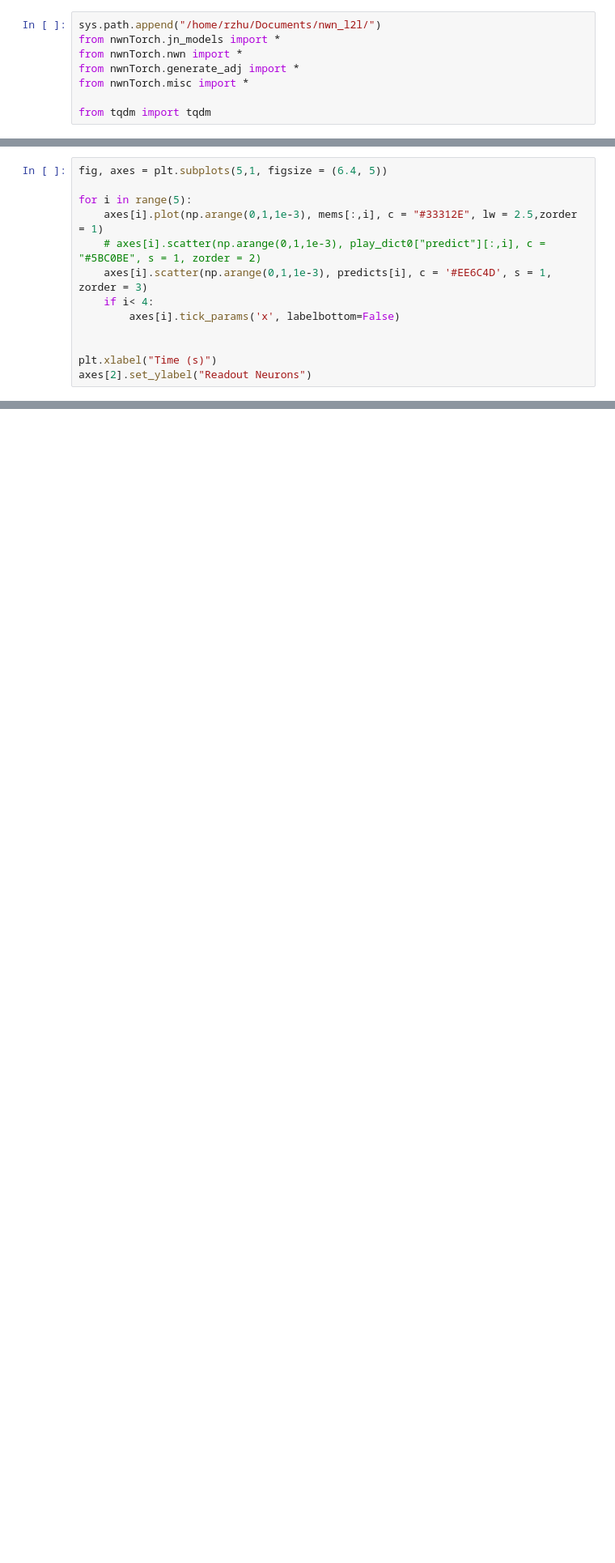
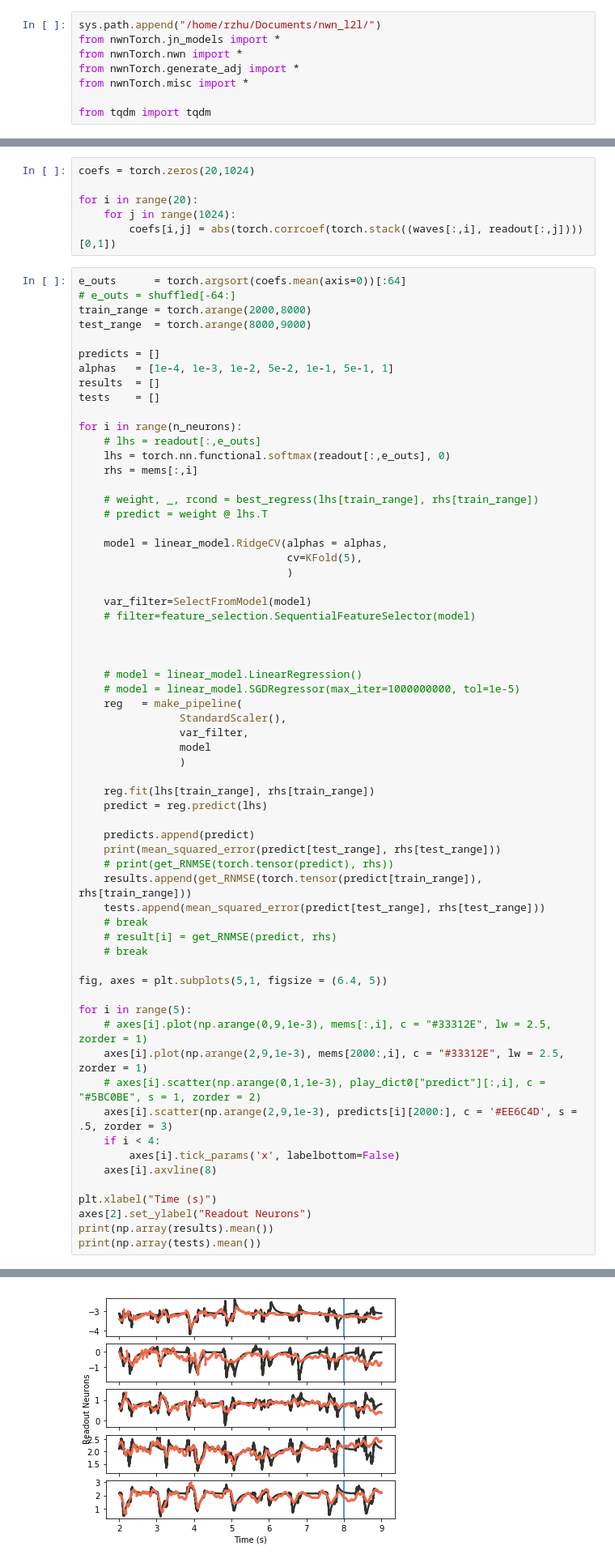
Before and after one commit to rzhu40/nwn_l2l, a Jupyter notebook: playground/snn_inc_test.ipynb, the cells around one changed output, grey strips where cells are left out. Shown at 81% size. Drawn from its saved outputs; the diff is of its cells as text; blank space fills up the shorter version.

```diff
--- a/playground/snn_inc_test.ipynb
+++ b/playground/snn_inc_test.ipynb
@@ -143,13 +115,0 @@ for i in range(n_neurons):
-# %%
-fig, axes = plt.subplots(5,1, figsize = (6.4, 5))
-
-for i in range(5):
-    axes[i].plot(np.arange(0,1,1e-3), mems[:,i], c = "#33312E", lw = 2.5,zorder = 1)
-    # axes[i].scatter(np.arange(0,1,1e-3), play_dict0["predict"][:,i], c = "#5BC0BE", s = 1, zorder = 2)
-    axes[i].scatter(np.arange(0,1,1e-3), predicts[i], c = '#EE6C4D', s = 1, zorder = 3)
-    if i< 4:
-        axes[i].tick_params('x', labelbottom=False)
-
-
-plt.xlabel("Time (s)")
-axes[2].set_ylabel("Readout Neurons")
@@ -158,0 +116,70 @@ Text(0, 0.5, 'Readout Neurons')
+# %%
+coefs = torch.zeros(20,1024)
+
+for i in range(20):
+    for j in range(1024):
+        coefs[i,j] = abs(torch.corrcoef(torch.stack((waves[:,i], readout[:,j])))[0,1])
+# %%
+e_outs      = torch.argsort(coefs.mean(axis=0))[:64]
+# e_outs = shuffled[-64:]
+train_range = torch.arange(2000,8000)
+test_range  = torch.arange(8000,9000)
+
+predicts = []
+alphas   = [1e-4, 1e-3, 1e-2, 5e-2, 1e-1, 5e-1, 1]
+results  = []
+tests    = []
+
+for i in range(n_neurons):
+    # lhs = readout[:,e_outs]
+    lhs = torch.nn.functional.softmax(readout[:,e_outs], 0)
+    rhs = mems[:,i]
+
+    # weight, _, rcond = best_regress(lhs[train_range], rhs[train_range])
+    # predict = weight @ lhs.T
+
+    model = linear_model.RidgeCV(alphas = alphas,
+                                 cv=KFold(5),
+                                 )
+
+    var_filter=SelectFromModel(model)
+    # filter=feature_selection.SequentialFeatureSelector(model)
+
+
+
+    # model = linear_model.LinearRegression()
+    # model = linear_model.SGDRegressor(max_iter=1000000000, tol=1e-5)
+    reg   = make_pipeline(
+                StandardScaler(),
+                var_filter,
+                model
+                )
+
+    reg.fit(lhs[train_range], rhs[train_range])
+    predict = reg.predict(lhs)
+
+    predicts.append(predict)
+    print(mean_squared_error(predict[test_range], rhs[test_range]))
+    # print(get_RNMSE(torch.tensor(predict), rhs))
+    results.append(get_RNMSE(torch.tensor(predict[train_range]), rhs[train_range]))
+    tests.append(mean_squared_error(predict[test_range], rhs[test_range]))
+    # break
+    # result[i] = get_RNMSE(predict, rhs)
+    # break
+
+fig, axes = plt.subplots(5,1, figsize = (6.4, 5))
+
+for i in range(5):
+    # axes[i].plot(np.arange(0,9,1e-3), mems[:,i], c = "#33312E", lw = 2.5, zorder = 1)
+    axes[i].plot(np.arange(2,9,1e-3), mems[2000:,i], c = "#33312E", lw = 2.5, zorder = 1)
+    # axes[i].scatter(np.arange(0,1,1e-3), play_dict0["predict"][:,i], c = "#5BC0BE", s = 1, zorder = 2)
+    axes[i].scatter(np.arange(2,9,1e-3), predicts[i][2000:], c = '#EE6C4D', s = .5, zorder = 3)
+    if i < 4:
+        axes[i].tick_params('x', labelbottom=False)
+    axes[i].axvline(8)
+
+plt.xlabel("Time (s)")
+axes[2].set_ylabel("Readout Neurons")
+print(np.array(results).mean())
+print(np.array(tests).mean())
+# %% [output]
@@ -158,0 +193 @@ Text(0, 0.5, 'Readout Neurons')
+[figure, added]
```
Also changed, not shown: parts of 11 cells of this notebook.
